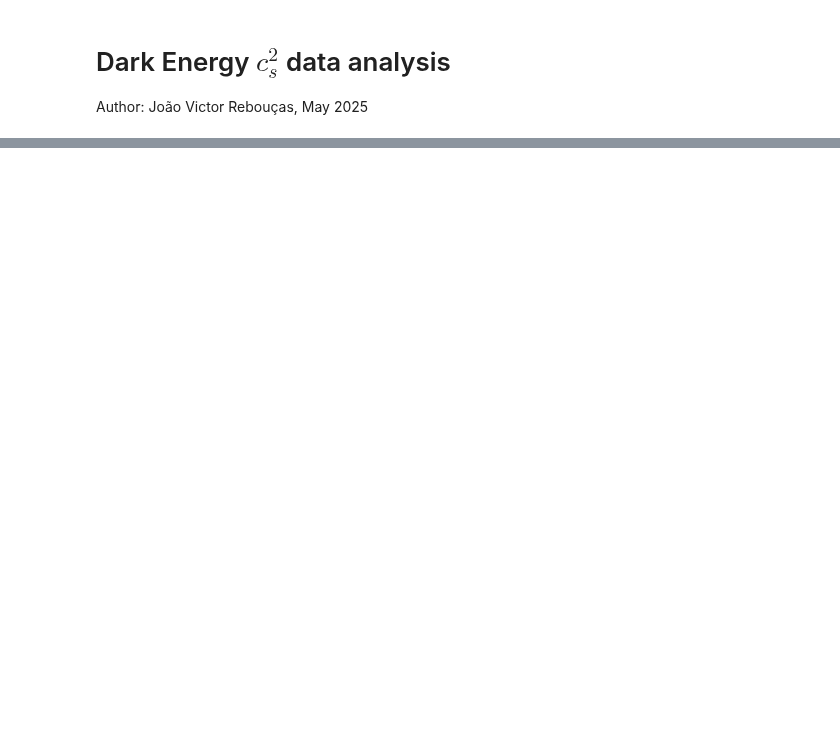
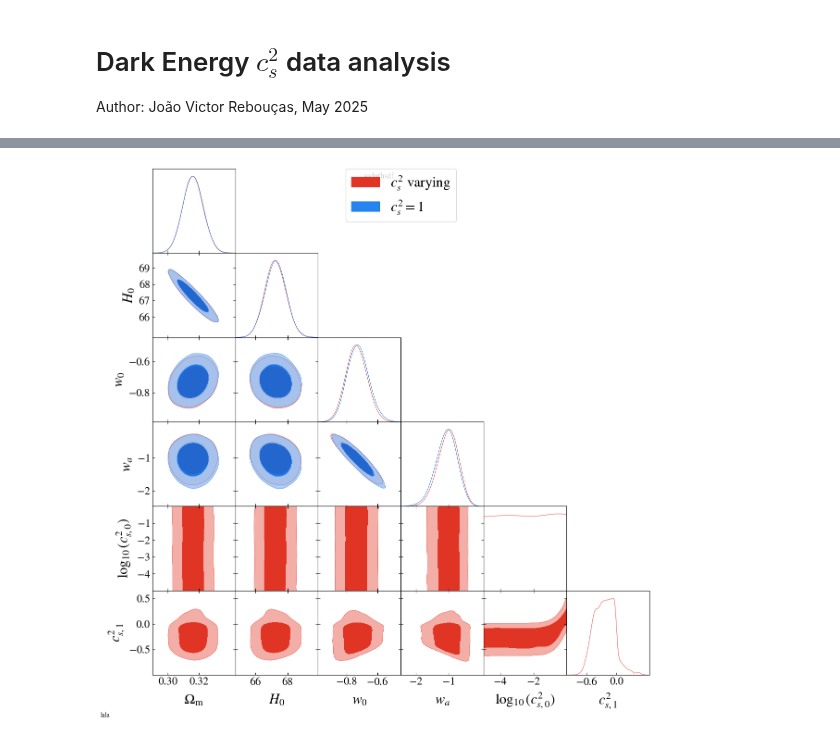
Before and after one commit to joaoreboucas1/cs2-project, a Jupyter notebook: analysis/analysis.ipynb, the cells around one changed output, grey strips where cells are left out. Saved outputs shown, nothing was run; the diff lists cells and outputs as text; code cells hidden in the pictures; blank space fills up the shorter version.

```diff
--- a/analysis/analysis.ipynb
+++ b/analysis/analysis.ipynb
@@ -51,0 +68,4 @@ p.export("plots/w0wacs2_pbs.pdf")
+# %%
+p.fig
+# %% [output]
+[figure, added]
```
Also changed, not shown: parts of 4 cells of this notebook, 2 other files.
